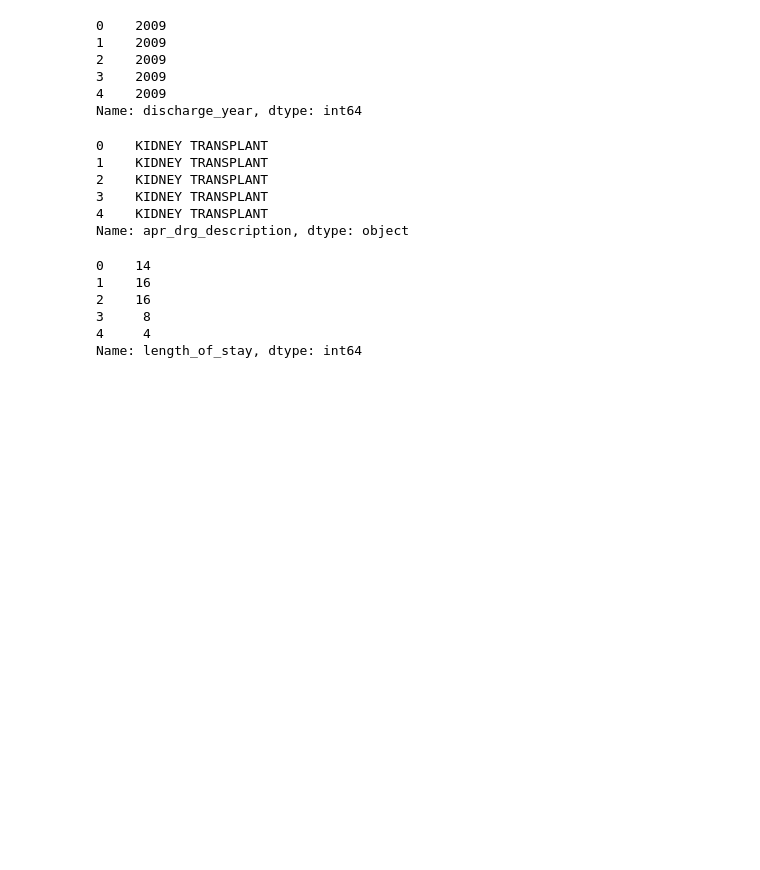
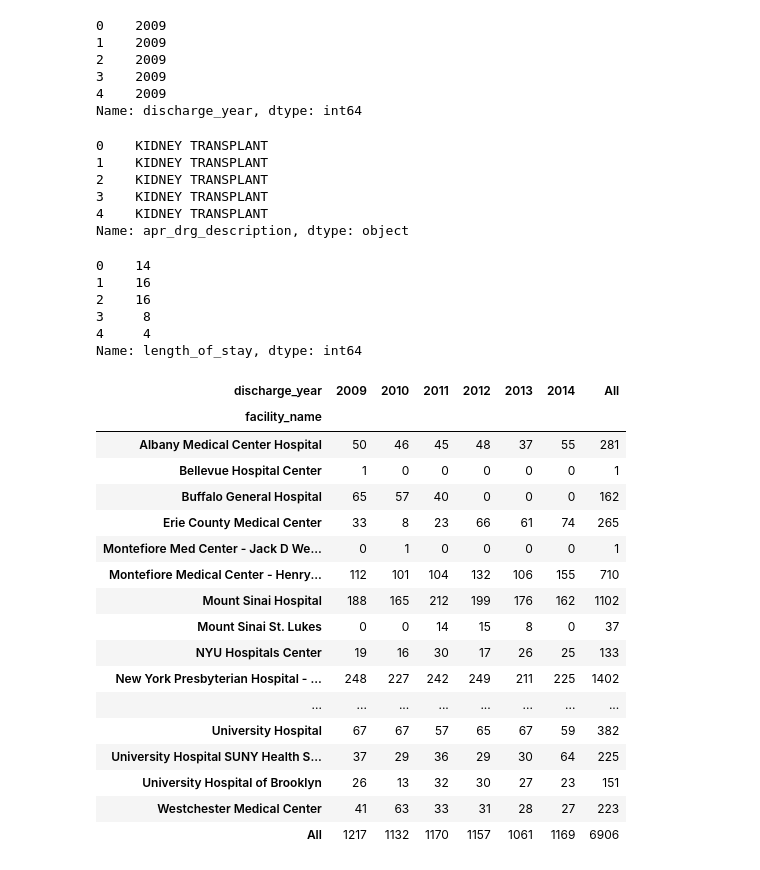
Before and after one commit to jhajagos/health-open-data-workshop, a Jupyter notebook: SPARCS Kidney Transplants multiple years 2009-2014.ipynb, the cells around one changed output. Drawn from its saved outputs; the diff is of its cells as text; code cells hidden in the pictures; blank space fills up the shorter version.

```diff
--- a/SPARCS Kidney Transplants multiple years 2009-2014.ipynb
+++ b/SPARCS Kidney Transplants multiple years 2009-2014.ipynb
@@ -101,3 +101,24 @@ kd_df_dicts[2011].length_of_stay.head()
 3     8
 4     4
 Name: length_of_stay, dtype: int64
+# %%
+pd.crosstab(kidney_cy_09_14["facility_name"],  kidney_cy_09_14["discharge_year"], margins=True)
+# %% [output]
+| discharge_year | 2009 | 2010 | 2011 | 2012 | 2013 | 2014 | All |
+| facility_name |  |  |  |  |  |  |  |
+| Albany Medical Center Hospital | 50 | 46 | 45 | 48 | 37 | 55 | 281 |
+| Bellevue Hospital Center | 1 | 0 | 0 | 0 | 0 | 0 | 1 |
+| Buffalo General Hospital | 65 | 57 | 40 | 0 | 0 | 0 | 162 |
+| Erie County Medical Center | 33 | 8 | 23 | 66 | 61 | 74 | 265 |
+| Montefiore Med Center - Jack D We... | 0 | 1 | 0 | 0 | 0 | 0 | 1 |
+| Montefiore Medical Center - Henry... | 112 | 101 | 104 | 132 | 106 | 155 | 710 |
+| Mount Sinai Hospital | 188 | 165 | 212 | 199 | 176 | 162 | 1102 |
+| Mount Sinai St. Lukes | 0 | 0 | 14 | 15 | 8 | 0 | 37 |
+| NYU Hospitals Center | 19 | 16 | 30 | 17 | 26 | 25 | 133 |
+| New York Presbyterian Hospital - ... | 248 | 227 | 242 | 249 | 211 | 225 | 1402 |
+| ... | ... | ... | ... | ... | ... | ... | ... |
+| University Hospital | 67 | 67 | 57 | 65 | 67 | 59 | 382 |
+| University Hospital SUNY Health S... | 37 | 29 | 36 | 29 | 30 | 64 | 225 |
+| University Hospital of Brooklyn | 26 | 13 | 32 | 30 | 27 | 23 | 151 |
+| Westchester Medical Center | 41 | 63 | 33 | 31 | 28 | 27 | 223 |
+| All | 1217 | 1132 | 1170 | 1157 | 1061 | 1169 | 6906 |
```
Also changed, not shown: parts of 6 cells of this notebook.
